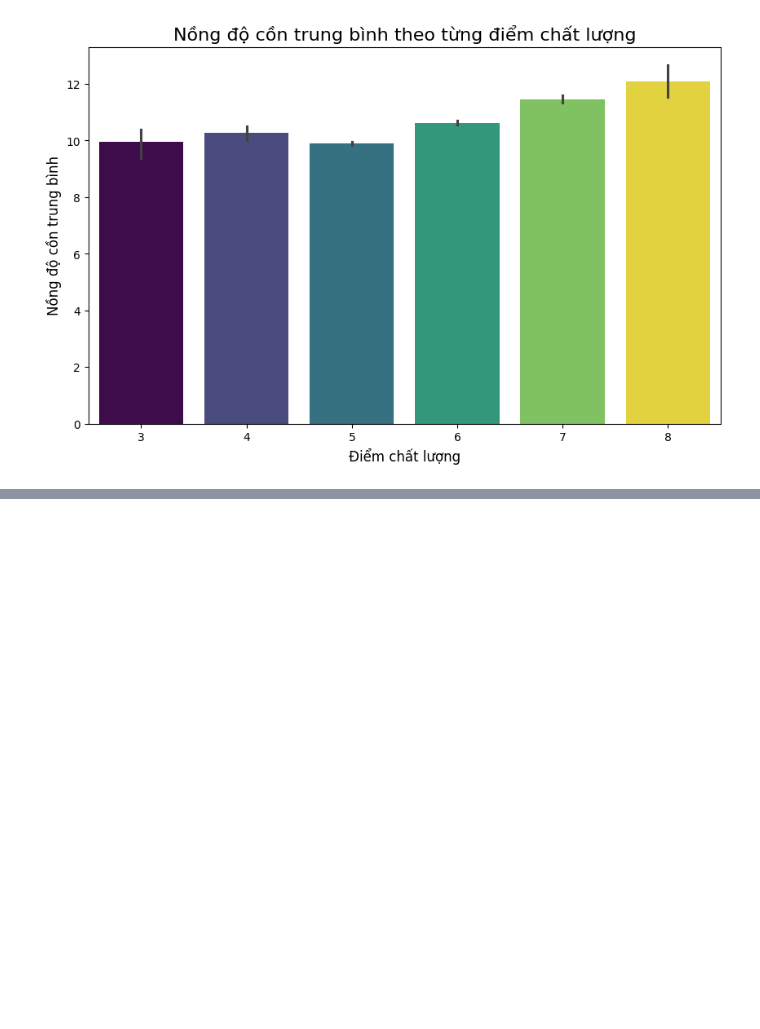
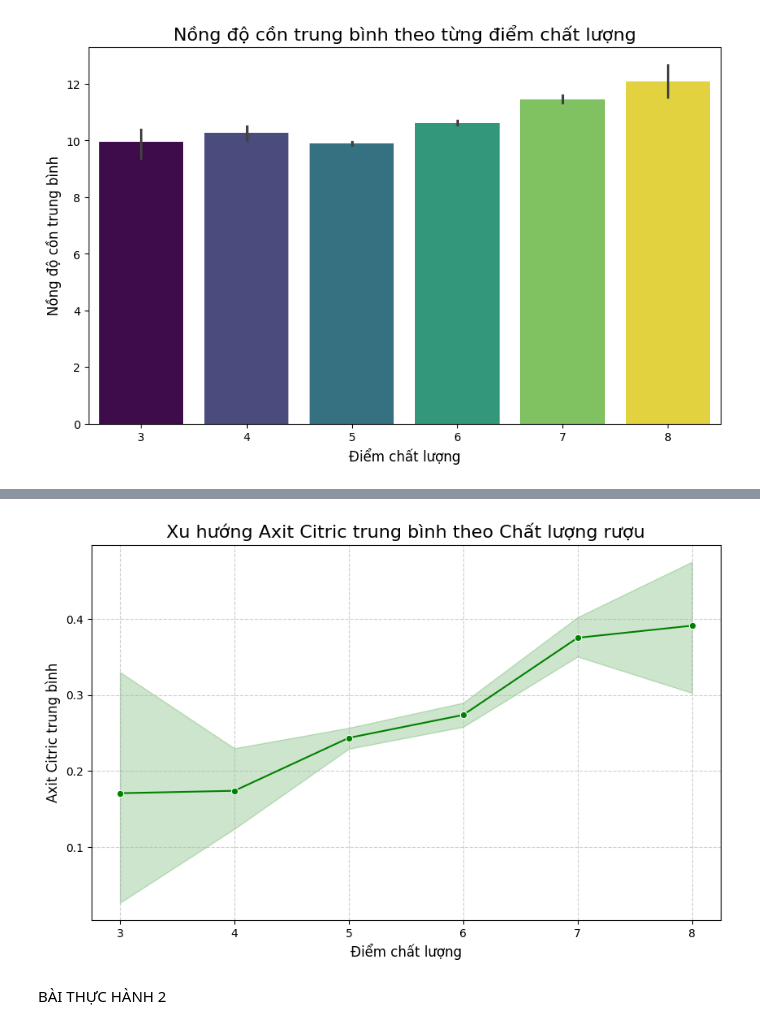
Before and after one commit to plkimtuyen05-boop/ktltsp.ueh25, a Jupyter notebook: midterm/th1 thong ke mo ta.ipynb, the cells around one changed output, grey strips where cells are left out. Saved outputs shown, nothing was run; the diff lists cells and outputs as text; code cells hidden in the pictures; blank space fills up the shorter version.

```diff
--- a/midterm/th1 thong ke mo ta.ipynb
+++ b/midterm/th1 thong ke mo ta.ipynb
@@ -278,0 +301,14 @@ plt.show()
+# %%
+#Xu hướng Axit Citric trung bình theo Chất lượng rượu
+plt.figure(figsize=(10, 6))
+sns.lineplot(data=wine_data, x='quality', y='citric acid', marker='o', color='green')
+plt.title('Xu hướng Axit Citric trung bình theo Chất lượng rượu', fontsize=16)
+plt.xlabel('Điểm chất lượng', fontsize=12)
+plt.ylabel('Axit Citric trung bình', fontsize=12)
+plt.grid(True, linestyle='--', alpha=0.6)
+plt.savefig('Xu huong axit citric tb theo chat luong ruou bth 1.png')
+plt.show()
+# %% [output]
+[figure, added]
+# %% [markdown]
+BÀI THỰC HÀNH 2
```
Also changed, not shown: parts of 2 cells of this notebook, 3 other files.
